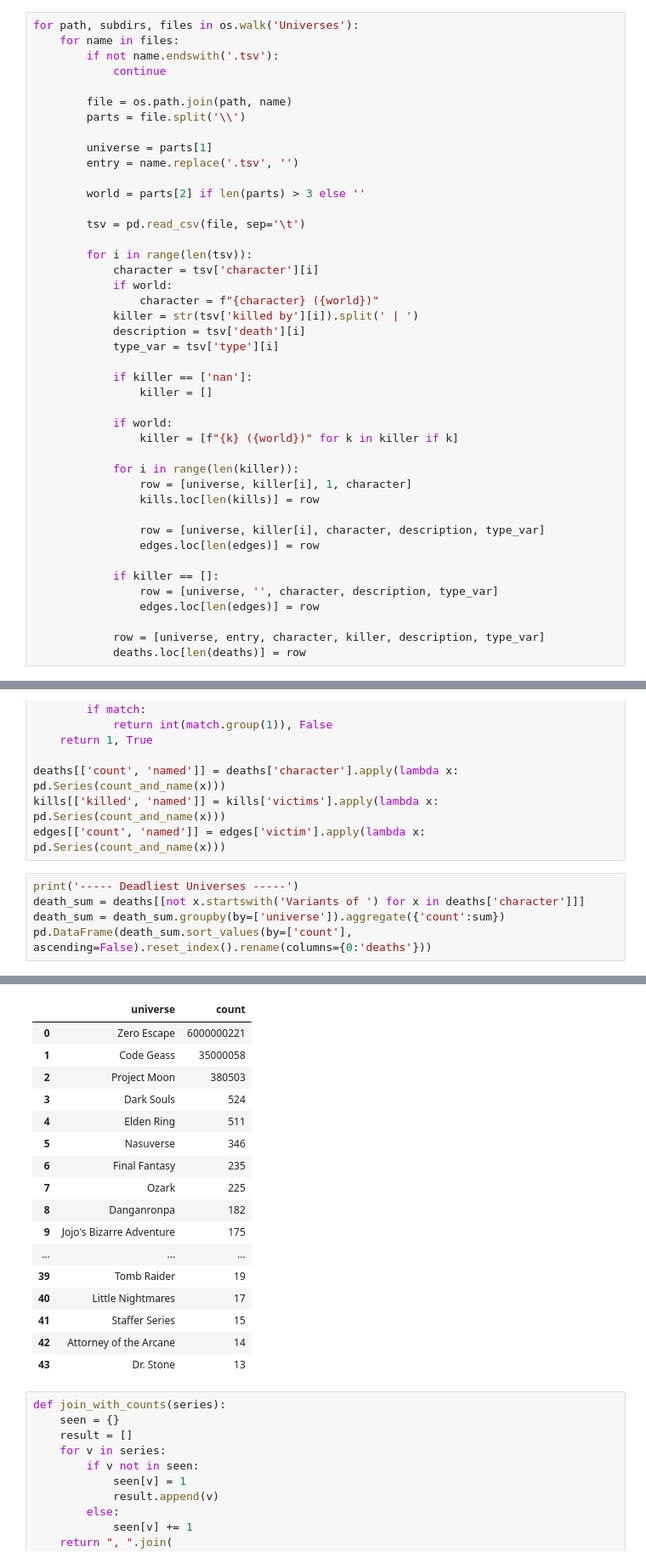
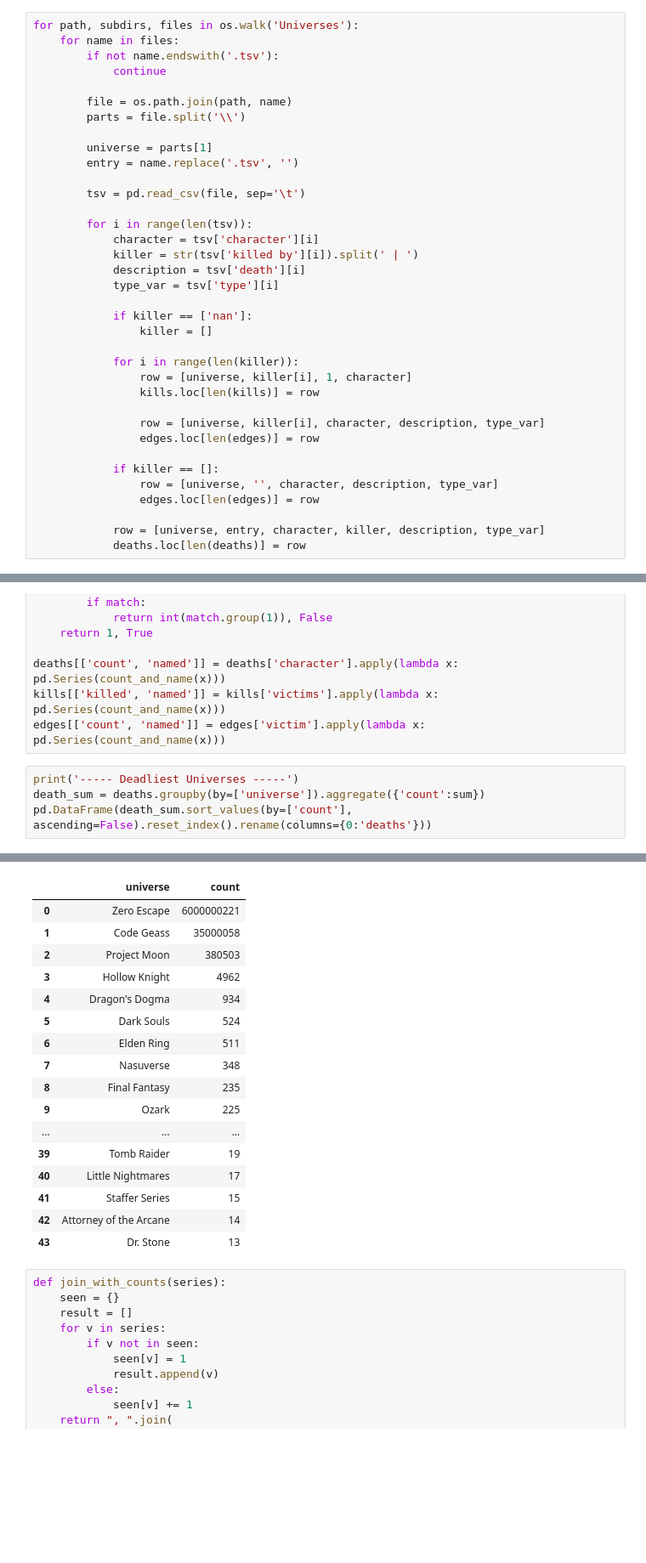
Before and after one commit to PurpleShad0w/Lists-of-Deaths, a Jupyter notebook: main.ipynb, the cells around one changed output, grey strips where cells are left out. Shown at 85% size. Cells and saved outputs as stored; diff of their text form; blank space fills up the shorter version.

Commit message:
Removed variants, treating them as one character but with 'alternate' status so they appear alive

```diff
--- a/main.ipynb
+++ b/main.ipynb
@@ -27,23 +25,16 @@ for path, subdirs, files in os.walk('Universes'):
 		universe = parts[1]
 		entry = name.replace('.tsv', '')
 
-		world = parts[2] if len(parts) > 3 else ''
-
 		tsv = pd.read_csv(file, sep='\t')
 
 		for i in range(len(tsv)):
 			character = tsv['character'][i]
-			if world:
-				character = f"{character} ({world})"
 			killer = str(tsv['killed by'][i]).split(' | ')
 			description = tsv['death'][i]
 			type_var = tsv['type'][i]
 
 			if killer == ['nan']:
 				killer = []
-
-			if world:
-				killer = [f"{k} ({world})" for k in killer if k]
 
 			for i in range(len(killer)):
 				row = [universe, killer[i], 1, character]
@@ -307,22 +236,21 @@ kills[['killed', 'named']] = kills['victims'].apply(lambda x: pd.Series(count_an
 edges[['count', 'named']] = edges['victim'].apply(lambda x: pd.Series(count_and_name(x)))
 # %%
 print('----- Deadliest Universes -----')
-death_sum = deaths[[not x.startswith('Variants of ') for x in deaths['character']]]
-death_sum = death_sum.groupby(by=['universe']).aggregate({'count':sum})
+death_sum = deaths.groupby(by=['universe']).aggregate({'count':sum})
 pd.DataFrame(death_sum.sort_values(by=['count'], ascending=False).reset_index().rename(columns={0:'deaths'}))
 # %% [output]
 ----- Deadliest Universes -----
 |  | universe | count |
 | 0 | Zero Escape | 6000000221 |
 | 1 | Code Geass | 35000058 |
 | 2 | Project Moon | 380503 |
-| 3 | Dark Souls | 524 |
-| 4 | Elden Ring | 511 |
-| 5 | Nasuverse | 346 |
-| 6 | Final Fantasy | 235 |
-| 7 | Ozark | 225 |
-| 8 | Danganronpa | 182 |
-| 9 | Jojo's Bizarre Adventure | 175 |
+| 3 | Hollow Knight | 4962 |
+| 4 | Dragon's Dogma | 934 |
+| 5 | Dark Souls | 524 |
+| 6 | Elden Ring | 511 |
+| 7 | Nasuverse | 348 |
+| 8 | Final Fantasy | 235 |
+| 9 | Ozark | 225 |
 | ... | ... | ... |
 | 39 | Tomb Raider | 19 |
 | 40 | Little Nightmares | 17 |
```
Also changed, not shown: parts of 12 cells of this notebook, 18 other files.
